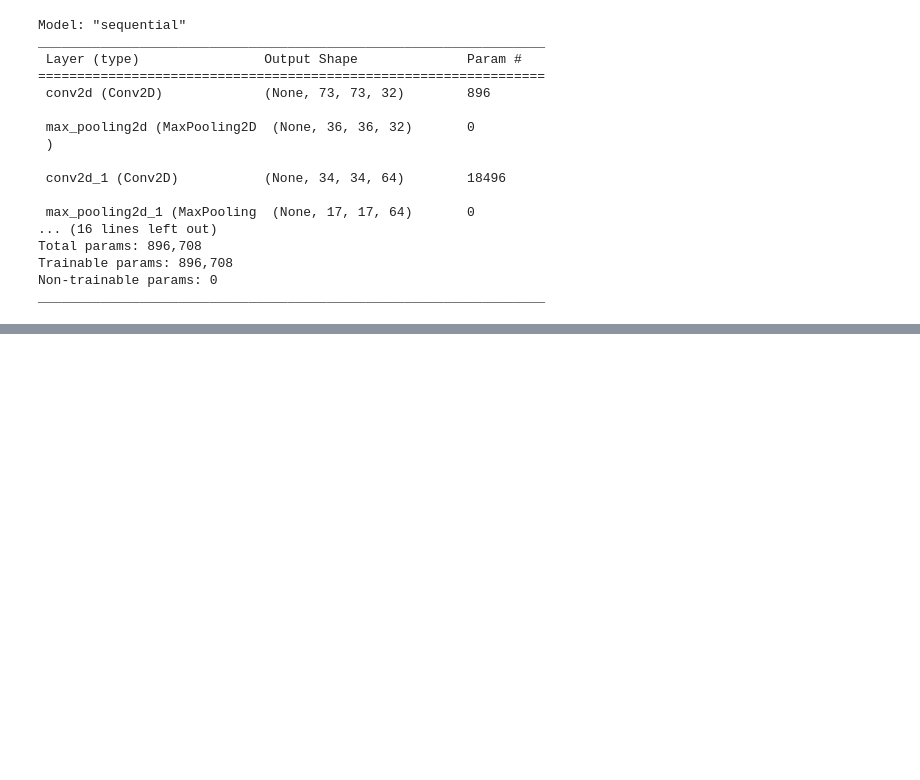
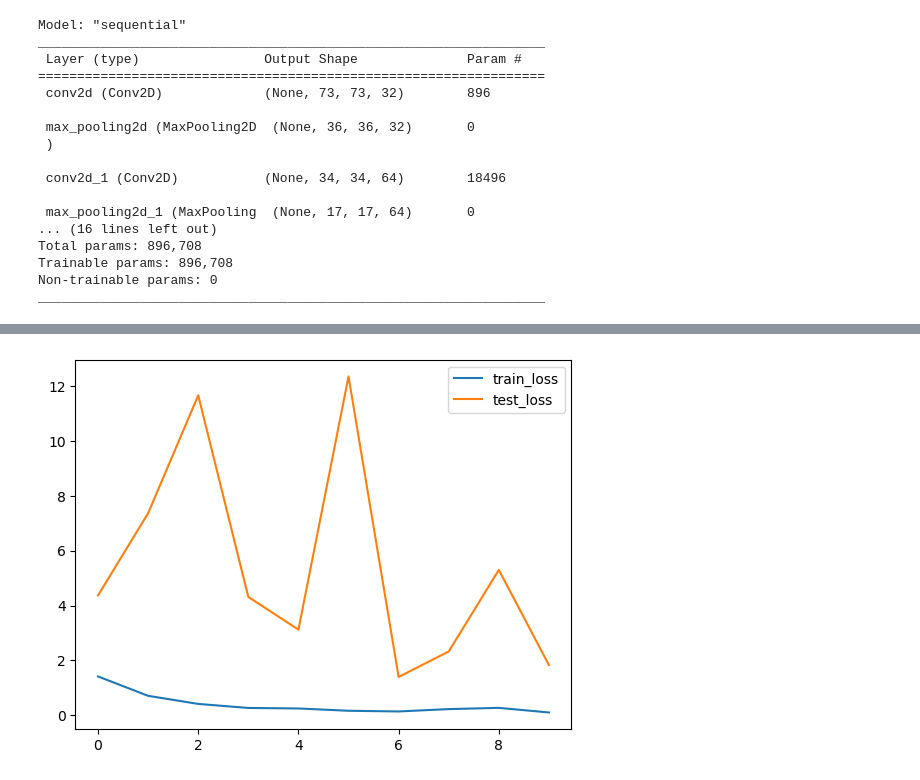
Before and after one commit to yt23aam/blood-cell-sub-type-classification-project, a Jupyter notebook: code.ipynb, the cells around one changed output, grey strips where cells are left out. Saved outputs shown, nothing was run; the diff lists cells and outputs as text; code cells hidden in the pictures; blank space fills up the shorter version.

Commit message:
other models implementation

```diff
--- a/code.ipynb
+++ b/code.ipynb
@@ -299,0 +302,4 @@ plt.show()
+# %%
+model = ResNet50(weights=None, input_shape=(75,75,3), classes=4)
+model.compile(optimizer=Adam(learning_rate=0.001), loss='categorical_crossentropy', metrics=['accuracy'])
+model.summary()
@@ -299,0 +324,4 @@ plt.show()
+# %%
+history = model.fit(x_train, y_train,
+                    validation_data=(x_test, y_test),
+                    epochs=10, batch_size=32)
@@ -299,0 +349,7 @@ plt.show()
+# %%
+plt.plot(history.history['loss'], label='train_loss')
+plt.plot(history.history['val_loss'], label='test_loss')
+plt.legend()
+plt.show()
+# %% [output]
+[figure, added]
```
Also changed, not shown: parts of 22 cells of this notebook.
